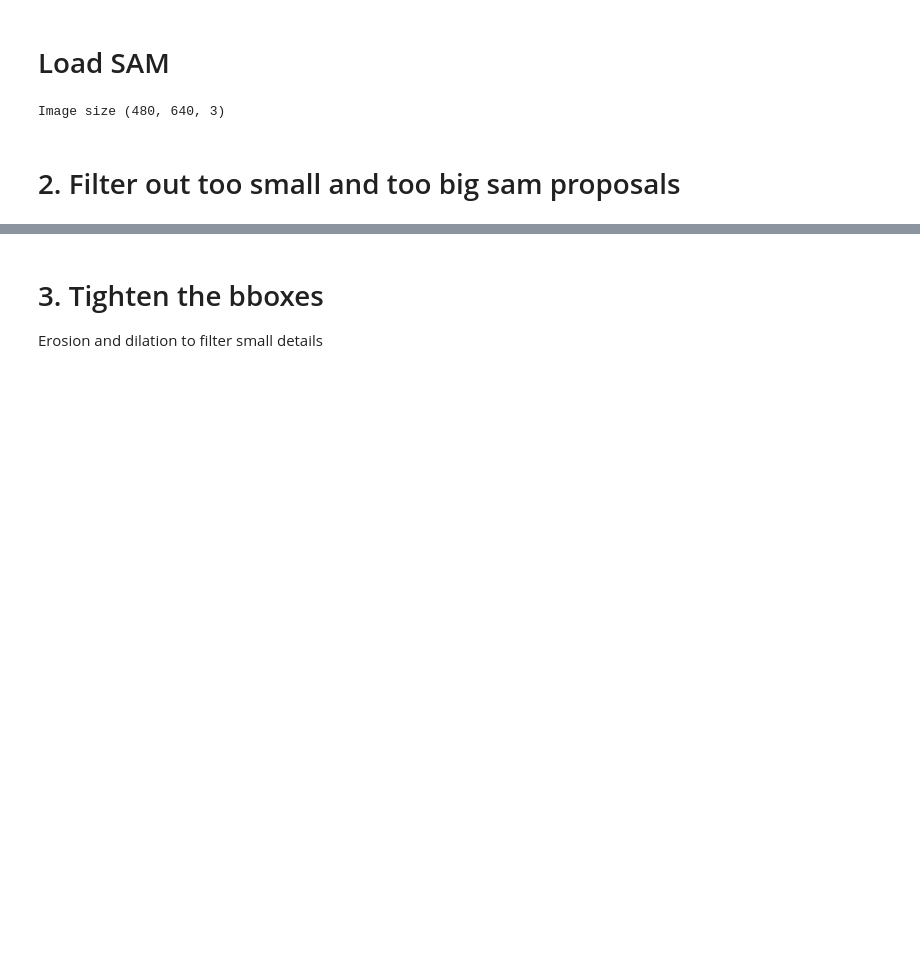
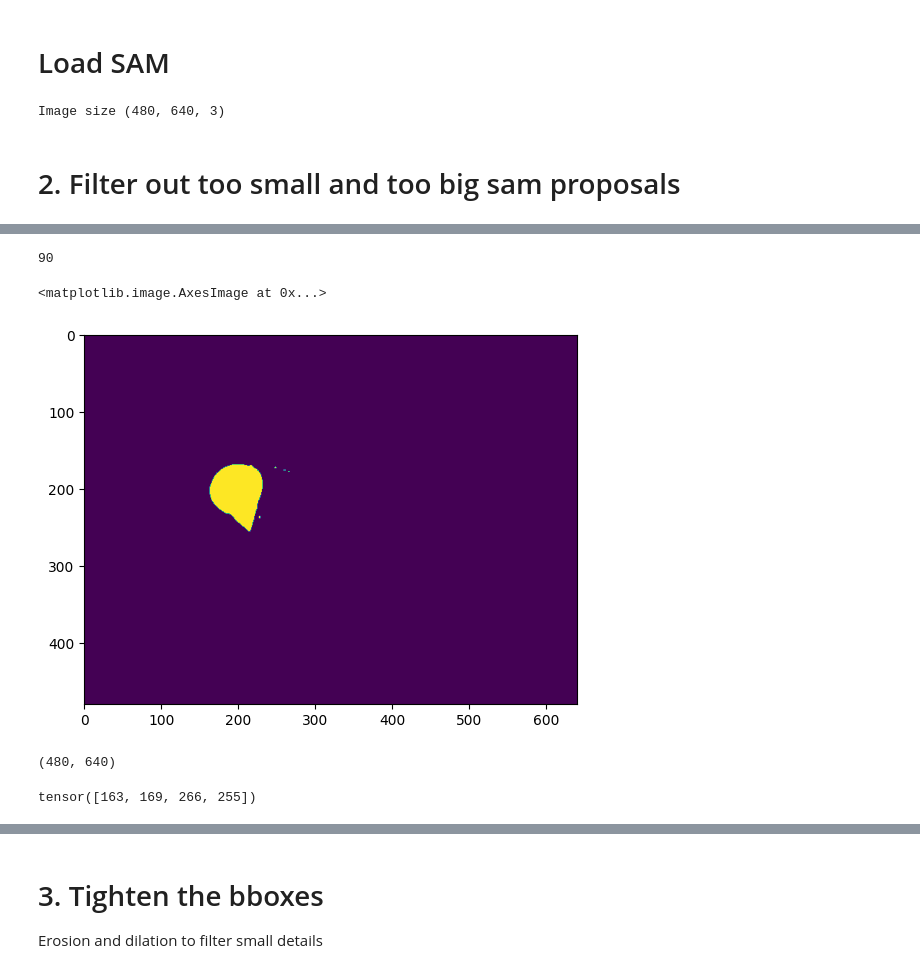
Before and after one commit to Kudo510/cnos, a Jupyter notebook: contrastive_learning_preprocess.ipynb, the cells around one changed output, grey strips where cells are left out. Drawn from its saved outputs; the diff is of its cells as text; code cells hidden in the pictures; blank space fills up the shorter version.

```diff
--- a/contrastive_learning_preprocess.ipynb
+++ b/contrastive_learning_preprocess.ipynb
@@ -109,0 +153,20 @@ plot_images(masked_images, rows, cols)
+# %%
+len(masked_images)
+# %% [output]
+90
+# %%
+import matplotlib.pyplot as plt
+
+plt.imshow(np.array(selected_sam_detections["masks"][84], dtype="uint8"))
+# %% [output]
+<matplotlib.image.AxesImage at 0x...>
+[figure, added]
+# %%
+mask_temp = np.array(selected_sam_detections["masks"][84], dtype="uint8")
+mask_temp.shape
+# %% [output]
+(480, 640)
+# %%
+selected_sam_detections["bbox"][84]
+# %% [output]
+tensor([163, 169, 266, 255])
```
Also changed, not shown: parts of 13 cells of this notebook, 8 other files.
